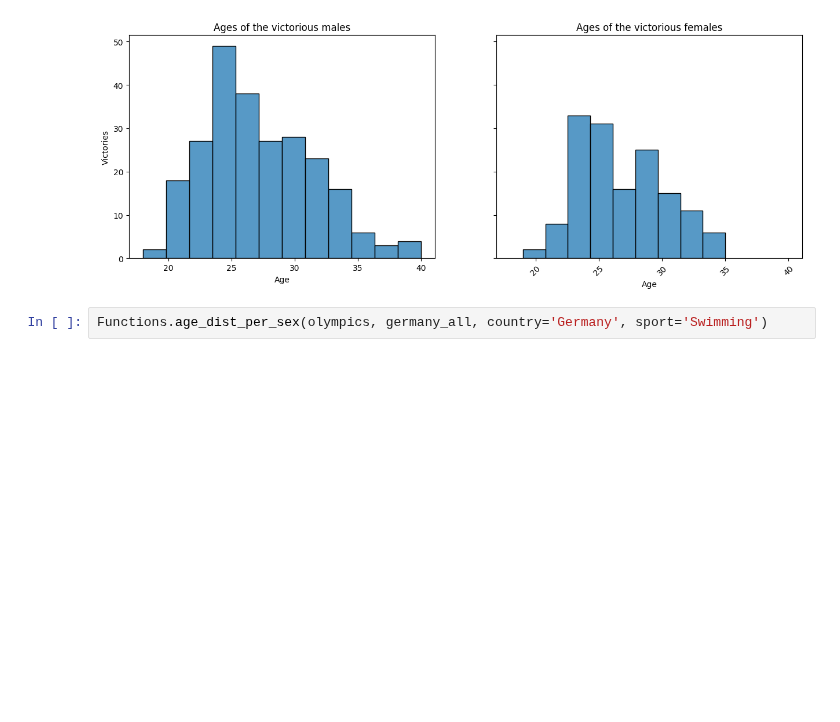
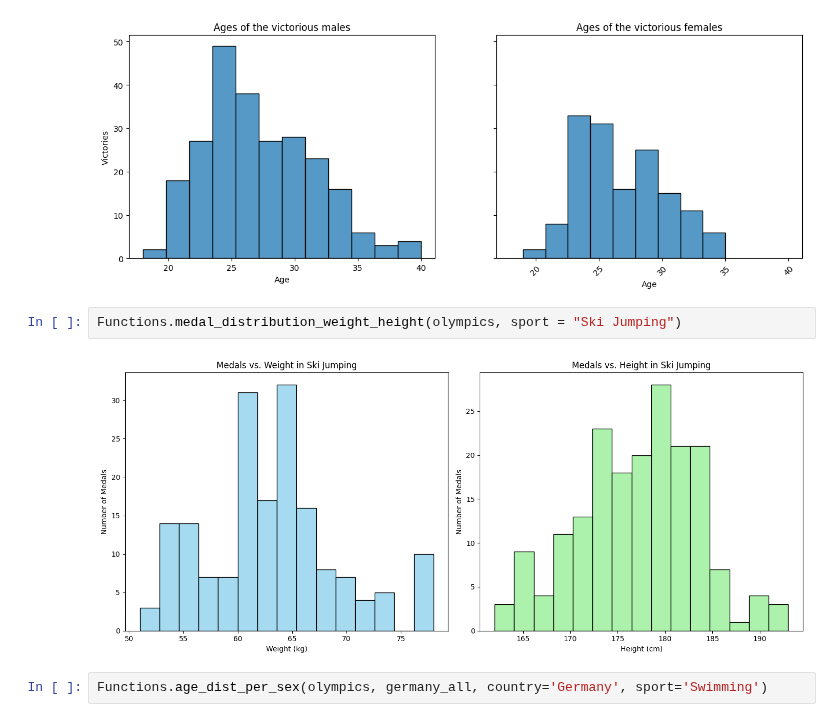
Before and after one commit to SebastianPetersson/Project_OS, a Jupyter notebook: Projekt_OS_Tyskland.ipynb, the cells around one changed output. Saved outputs shown, nothing was run; the diff lists cells and outputs as text; blank space fills up the shorter version.

```diff
--- a/Projekt_OS_Tyskland.ipynb
+++ b/Projekt_OS_Tyskland.ipynb
@@ -195,6 +196,10 @@ plt.show()
 # %% [output]
 [figure]
 [figure]
+# %%
+Functions.medal_distribution_weight_height(olympics, sport = "Ski Jumping")
+# %% [output]
+[figure, added]
 # %%
 Functions.age_dist_per_sex(olympics, germany_all, country='Germany', sport='Swimming')
 # %% [output]
```
Also changed, not shown: parts of 3 cells of this notebook.
